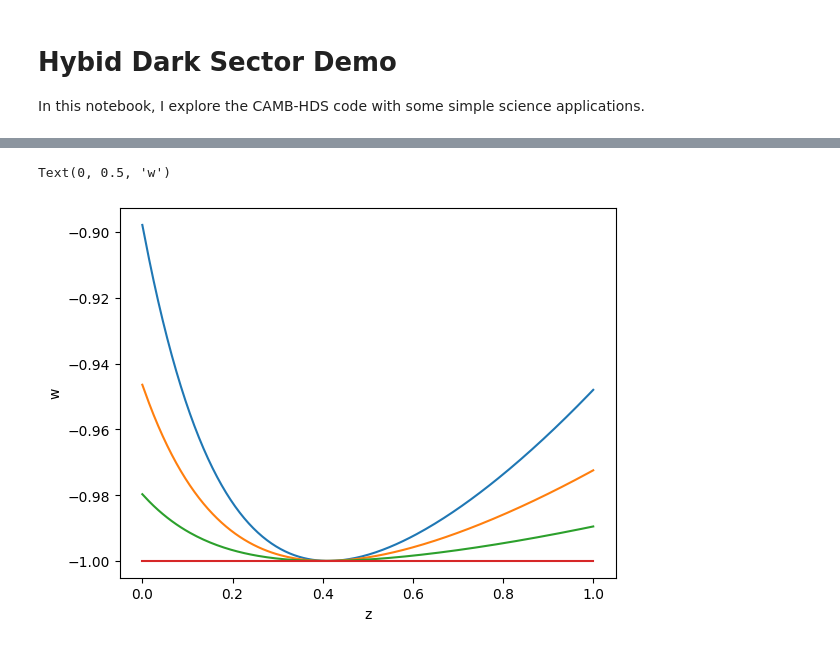
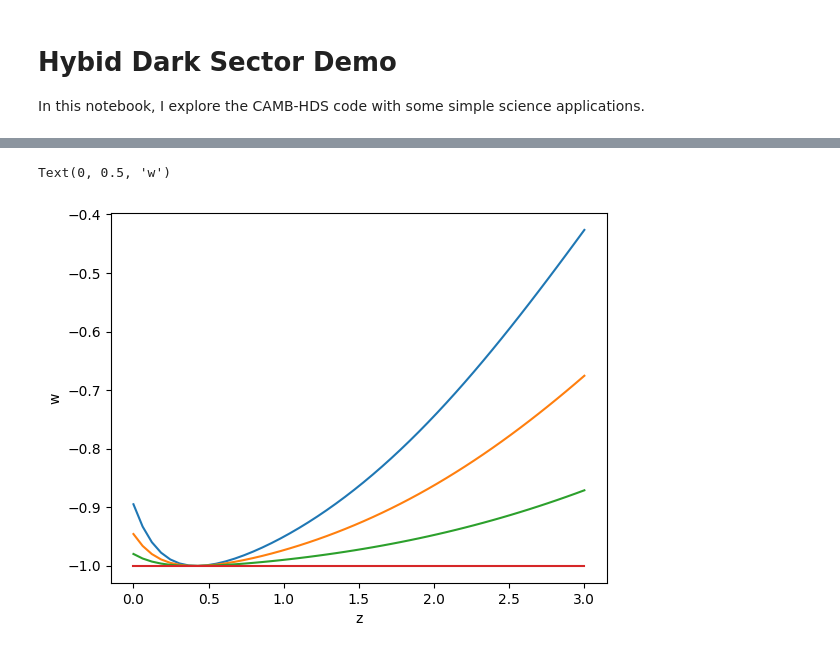
Before and after one commit to joaoreboucas1/CAMB-HDS, a Jupyter notebook: docs/TestPotential.ipynb, the cells around one changed output, grey strips where cells are left out. Cells and saved outputs as stored; diff of their text form; code cells hidden in the pictures.

```diff
--- a/docs/TestPotential.ipynb
+++ b/docs/TestPotential.ipynb
@@ -66,11 +53,11 @@ for case in cases:
 # %%
-z = np.linspace(0, 1, 200)
+z = np.linspace(0, 3, 50)
 a = 1/(1+z)
 for result in results:
     rho, w = result.get_dark_energy_rho_w(a)
     plt.plot(z, w)
 plt.xlabel("z")
 plt.ylabel("w")
 # %% [output]
 Text(0, 0.5, 'w')
-[figure, old version]
+[figure, new version]
```
Also changed, not shown: parts of 7 cells of this notebook, 1 other file.
